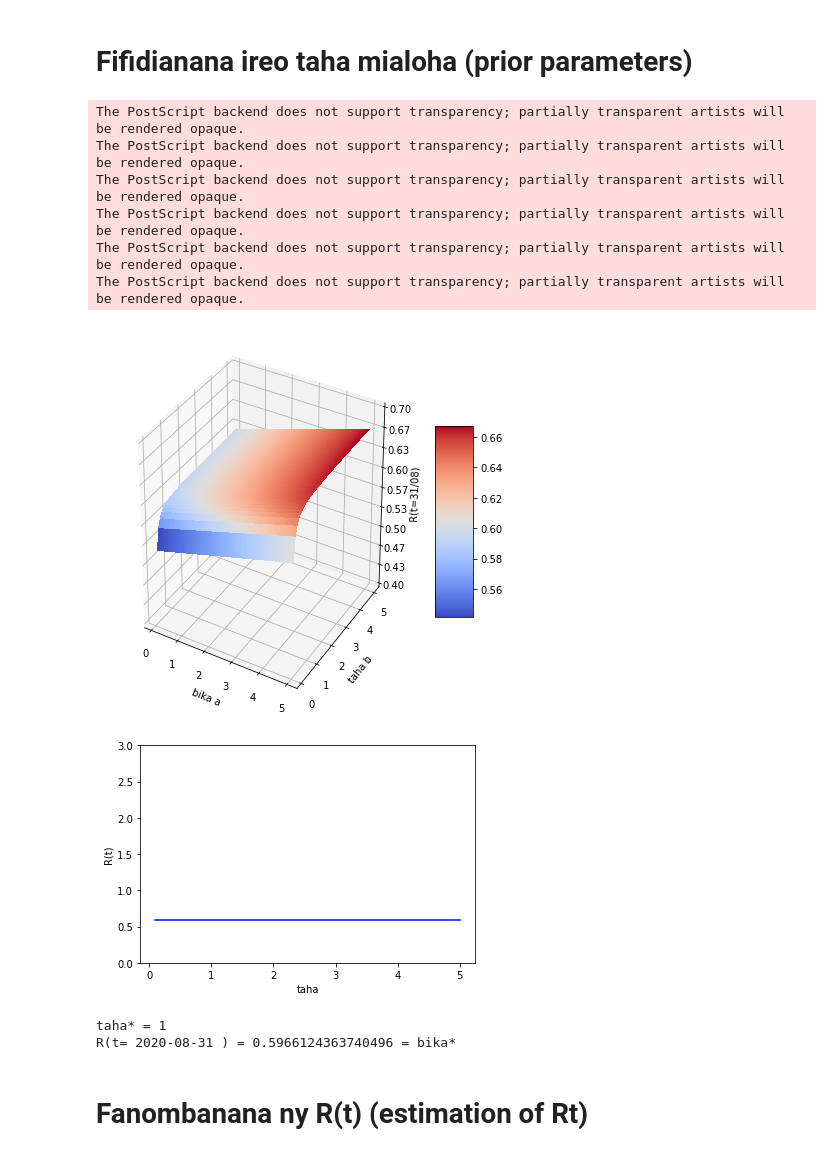
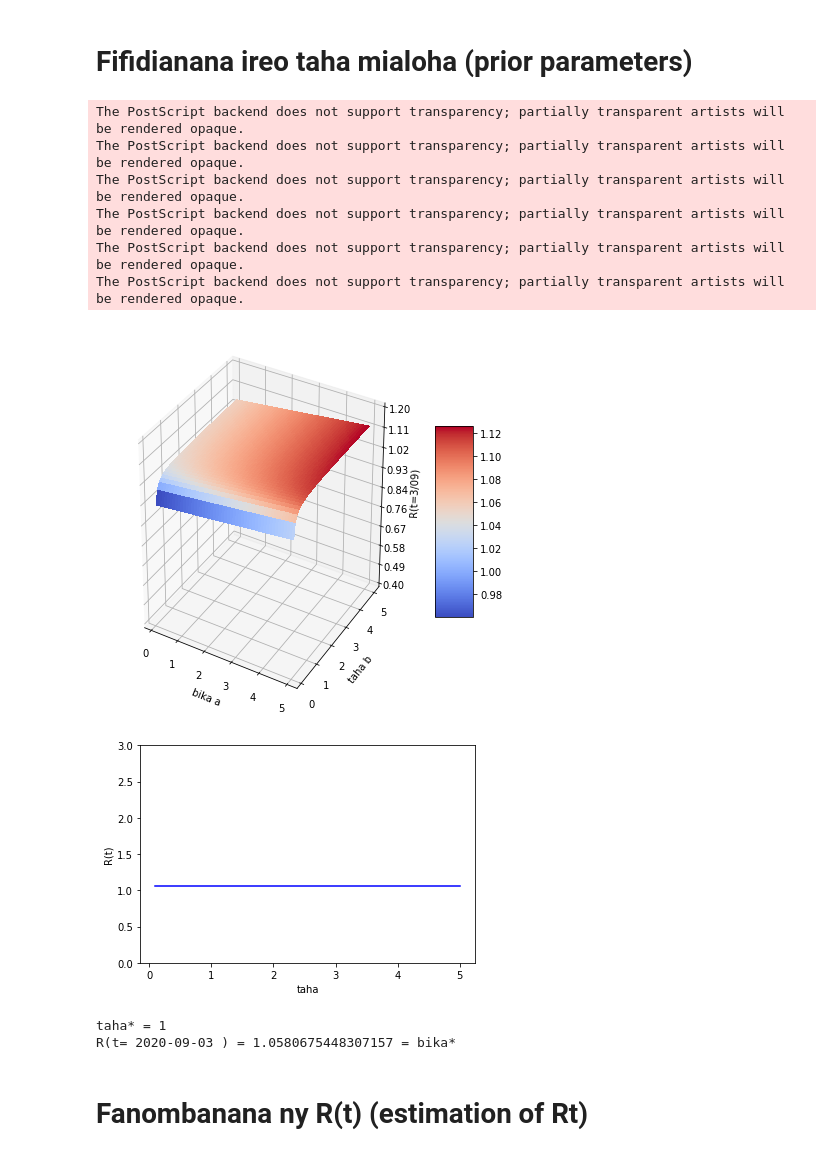
Before and after one commit to tabilaocov/ady_cov, a Jupyter notebook: scr/modely_RP/R_analamanga.ipynb, the cells around one changed output. Saved outputs shown, nothing was run; the diff lists cells and outputs as text; code cells hidden in the pictures.

```diff
--- a/scr/modely_RP/R_analamanga.ipynb
+++ b/scr/modely_RP/R_analamanga.ipynb
@@ -162,8 +162,8 @@ Ivaoanala = tilyvoaanala['Voatomb']
 
 dIvao = pd.DataFrame(data =Ivaoanala)
 
-daty_data_manom = datetime.date(2020,7,31)
-daty_data_mifar = datetime.date(2020,8,31)
+daty_data_manom = datetime.date(2020,8,3)
+daty_data_mifar = datetime.date(2020,9,3)
 
 datyt = daty_data_mifar
 
@@ -281,37 +281,37 @@ ax = fig.gca(projection='3d')
 
 # Make data.
 X = np.linspace(0.1,5,100)
 Y = np.linspace(0.1,5,100)
 X, Y = np.meshgrid(X, Y)
 Z = func_sh(datyab)(X)*func_sc(datyab)(Y)
 W = X*Y
 # Plot the surface.
 surf = ax.plot_surface(X, Y, Z, cmap=cm.coolwarm,
                        linewidth=0, antialiased=False)
 #surf = ax.plot_surface(X, Y, W, cmap=cm.coolwarm,
  #                      linewidth=0, antialiased=False)
 
 # Customize the z axis.
-ax.set_zlim(0.4, 0.7)
+ax.set_zlim(0.4, 1.2)
 ax.zaxis.set_major_locator(LinearLocator(10))
 ax.zaxis.set_major_formatter(FormatStrFormatter('%.02f'))
 
-ax.set(xlabel ='bika a', ylabel = "taha b", zlabel = 'R(t=31/08)')
+ax.set(xlabel ='bika a', ylabel = "taha b", zlabel = 'R(t=3/09)')
 
 # Add a color bar which maps values to colors.
 fig.colorbar(surf, shrink=0.5, aspect=5)
 
-plt.savefig(path_to_save+'Rt318_anala.eps')
+plt.savefig(path_to_save+'Rt39_anala.eps')
 
 plt.show()
 # %% [output]
 The PostScript backend does not support transparency; partially transparent artists will be rendered opaque.
 The PostScript backend does not support transparency; partially transparent artists will be rendered opaque.
 The PostScript backend does not support transparency; partially transparent artists will be rendered opaque.
 The PostScript backend does not support transparency; partially transparent artists will be rendered opaque.
 The PostScript backend does not support transparency; partially transparent artists will be rendered opaque.
 The PostScript backend does not support transparency; partially transparent artists will be rendered opaque.
-[figure, old version]
+[figure, new version]
 # %%
 # R(t) when equality between the prior and the posterior
 
@@ -334,9 +334,9 @@ plt.show()
 print('taha* = 1')
 print('R(t=',datyab,') =', funcsh_inv(datyab)(1/func_sc(datyab)(1)), '= bika*')
 # %% [output]
-[figure, old version]
+[figure, new version]
 taha* = 1
-R(t= 2020-08-31 ) = 0.5966124363740496 = bika*
+R(t= 2020-09-03 ) = 1.0580675448307157 = bika*
 # %% [markdown]
 # Fanombanana ny R(t) (estimation of Rt)
 # %%
```
Also changed, not shown: parts of 11 cells of this notebook.
